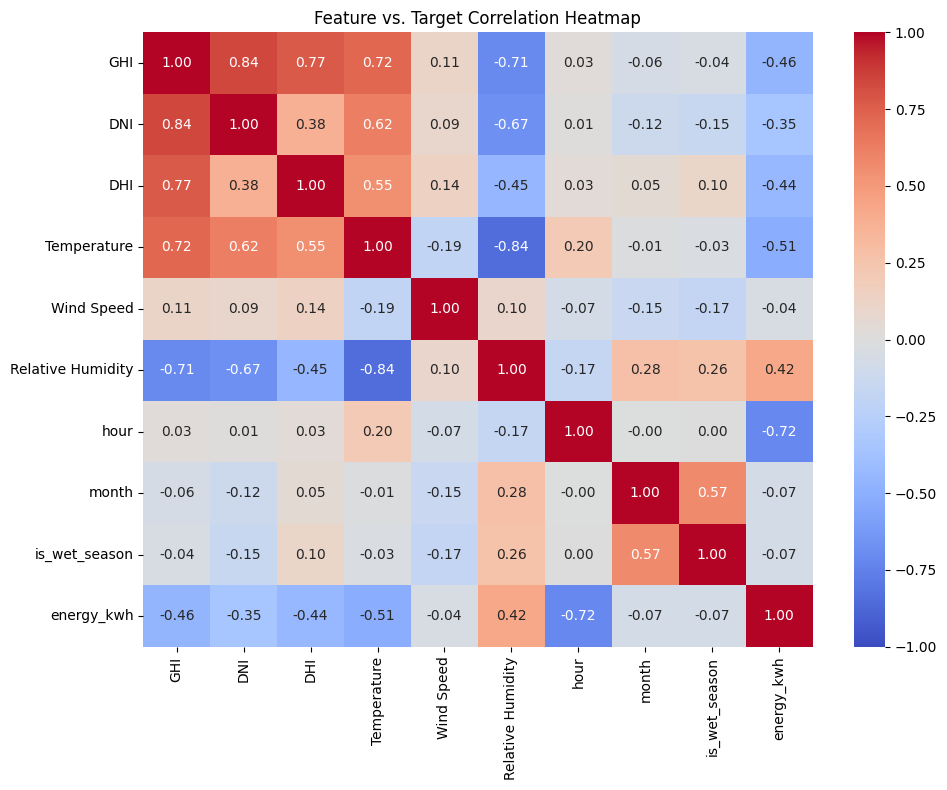
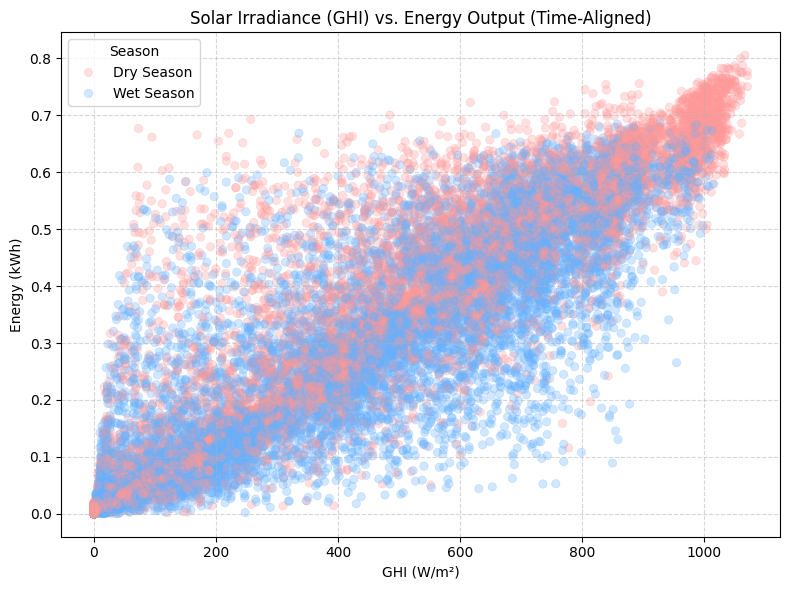
The notebook cell's code change between the first figure and the second:
--- before
+++ after
@@ -1,33 +1,2 @@
-pvgis.index = pvgis.index.floor('h')
-nsrdb.index = nsrdb.index.floor('h')
-
-df = nsrdb.merge(pvgis[['energy_kwh']], left_index=True, right_index=True, how='inner')
-
-# Time Features
-df['hour'] = df.index.hour
-df['month'] = df.index.month
-
-# Wet season flag: 1 if month is June(6) to Nov(11), else 0
-df['is_wet_season'] = df['month'].isin([6, 7, 8, 9, 10, 11]).astype(int)
-
-# Final features
-features = ['GHI', 'DNI', 'DHI', 'Temperature', 'Wind Speed', 'Relative Humidity', 'hour', 'month', 'is_wet_season']
-X = df[features].values
-y = df[['energy_kwh']].values
-
-print(f"Total dataset shape: {df.shape[0]} hourly records.")
-
-
-# Correlation Heatmap
-plt.figure(figsize=(10, 8))
-corr_matrix = df[features + ['energy_kwh']].corr()
-sns.heatmap(corr_matrix, annot=True, cmap='coolwarm', fmt=".2f", vmin=-1, vmax=1)
-plt.title('Feature vs. Target Correlation Heatmap')
-plt.tight_layout()
-
-plt.savefig(f'{figures_dir}/correlation_heatmap.png', dpi=300, bbox_inches='tight')
-plt.show()
-
-# GHI vs Energy output, colored by Wet Season
 df['Season'] = df['is_wet_season'].map({0: 'Dry Season', 1: 'Wet Season'})
 
@@ -37,5 +6,5 @@
                 alpha=0.3, edgecolor=None)
 
-plt.title('Solar Irradiance (GHI) vs. Energy Output')
+plt.title('Solar Irradiance (GHI) vs. Energy Output (Time-Aligned)')
 plt.xlabel('GHI (W/m²)')
 plt.ylabel('Energy (kWh)')
@@ -43,5 +12,5 @@
 plt.tight_layout()
 
-plt.savefig(f'{figures_dir}/ghi_vs_energy_scatter.png', dpi=300, bbox_inches='tight')
+plt.savefig(f'{figures_dir}/ghi_vs_energy_scatter_fixed.png', dpi=300, bbox_inches='tight')
 plt.show()
 

Commit: updated training and preprocessing